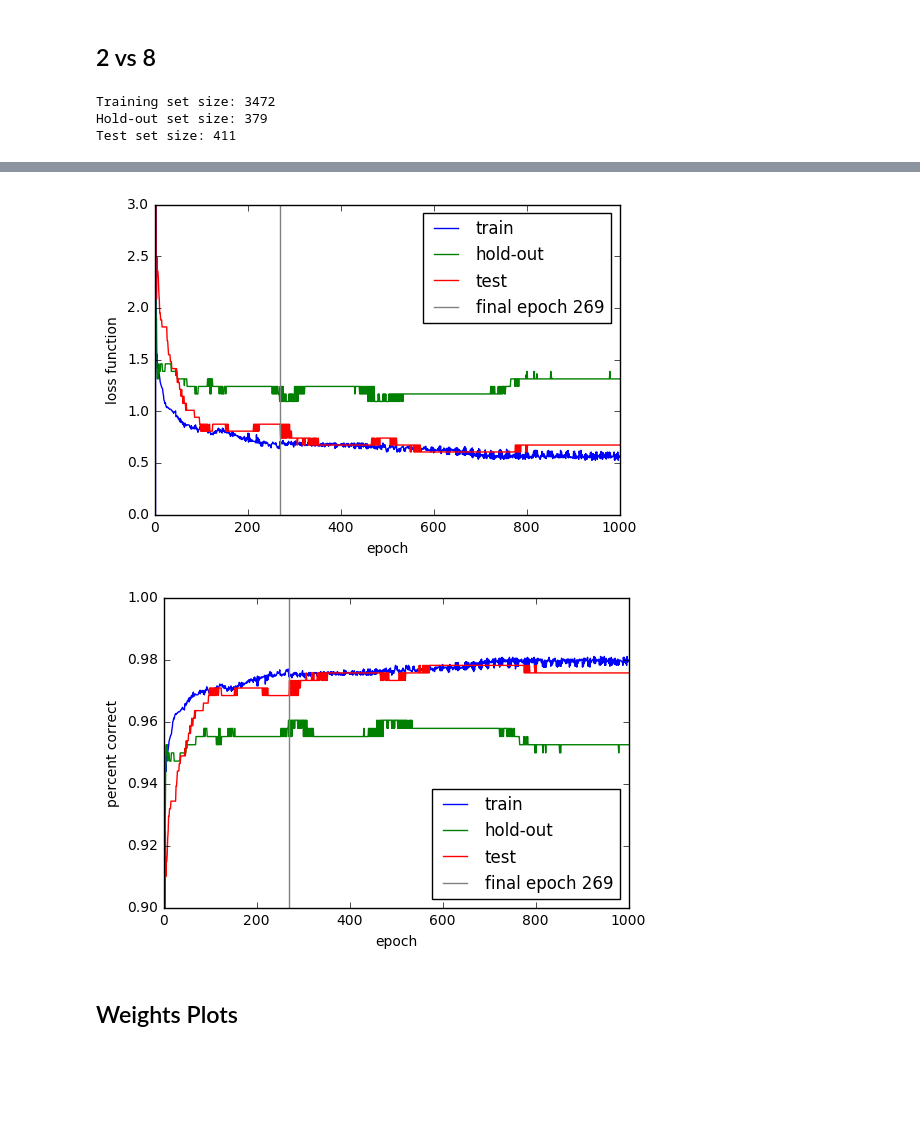
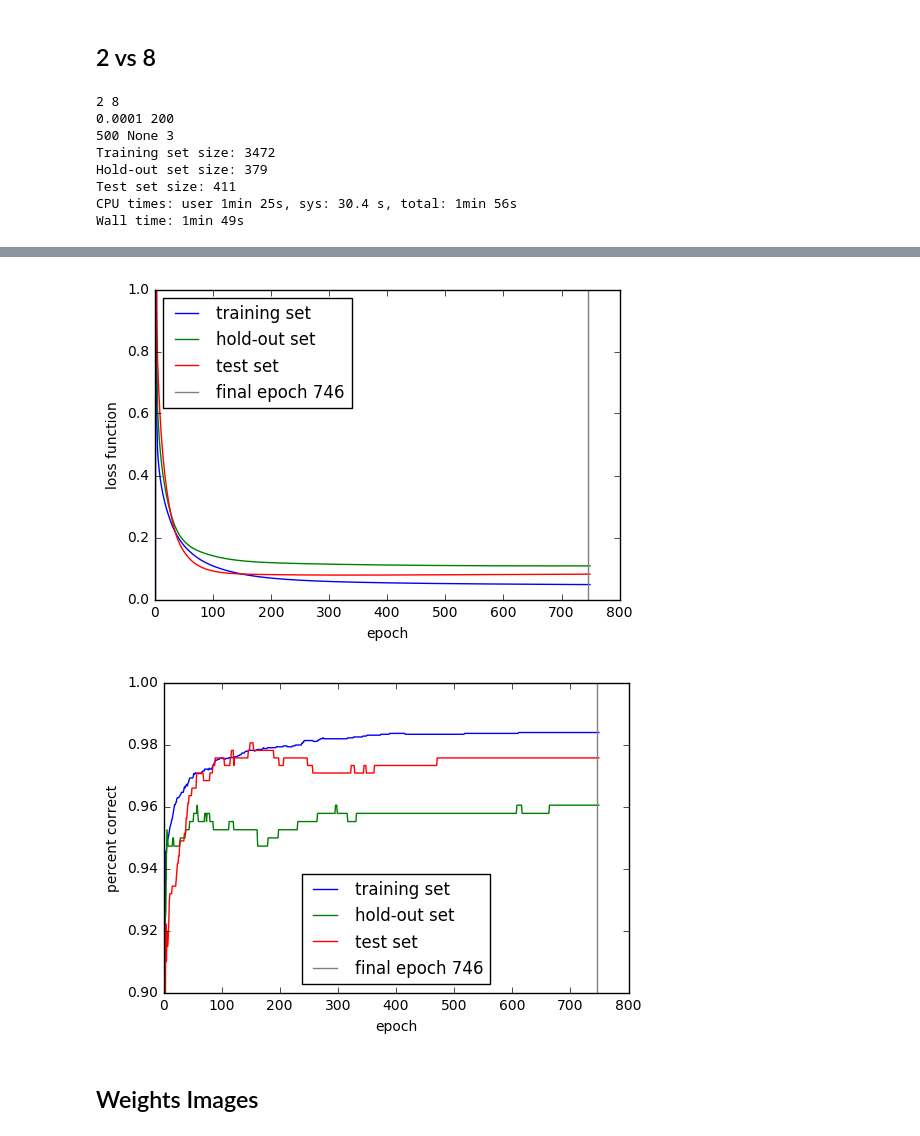
Before and after one commit to qobilidop/CSE-253-PA, a Jupyter notebook: 1/logistic.ipynb, the cells around one changed output, grey strips where cells are left out. Saved outputs shown, nothing was run; the diff lists cells and outputs as text; code cells hidden in the pictures; blank space fills up the shorter version.

Commit message:
Update experiments

```diff
--- a/1/logistic.ipynb
+++ b/1/logistic.ipynb
@@ -8,8 +8,12 @@ from data import read_logistic_data_sets
 from nn import Logistic
 from tools import train
 
-def experiment(class_1, class_2, initial_rate, T,
-               epoch_min, epoch_max, early_stopping):
+def experiment(class_1, class_2,
+               initial_rate=1e-4, T=200,
+               epoch_min=500, epoch_max=None, early_stopping=3):
+    print(class_1, class_2)
+    print(initial_rate, T)
+    print(epoch_min, epoch_max, early_stopping)
 
     # Annealing
     def rate(t):
@@ -29,7 +33,7 @@ def experiment(class_1, class_2, initial_rate, T,
 
     results.plot_loss_function()
     plt.savefig('figs/logistic_{}_E.pdf'.format(label))
-    plt.ylim(0, 3)
+    plt.ylim(0, 1)
     plt.savefig('figs/logistic_{}_E_zoom.pdf'.format(label))
     plt.plot()
 
@@ -58,9 +64,13 @@ Wall time: 1min 2s
 ## 2 vs 8
 # %%
 %%time
-r28 = experiment(2, 8, initial_rate=1e-3, T=42,
-                 epoch_min=500, epoch_max=1000, early_stopping=3)
+r28 = experiment(2, 8)
 # %% [output]
+2 8
+0.0001 200
+500 None 3
 Training set size: 3472
 Hold-out set size: 379
 Test set size: 411
+CPU times: user 1min 25s, sys: 30.4 s, total: 1min 56s
+Wall time: 1min 49s
@@ -69,7 +77,7 @@ Wall time: 1min 1s
-[figure, old version]
+[figure, new version]
-[figure, old version]
+[figure, new version]
 # %% [markdown]
-## Weights Plots
+## Weights Images
 # %%
 def plot_weights(w):
     w = w[1:]
```
Also changed, not shown: parts of 7 cells of this notebook, 2 other files.
